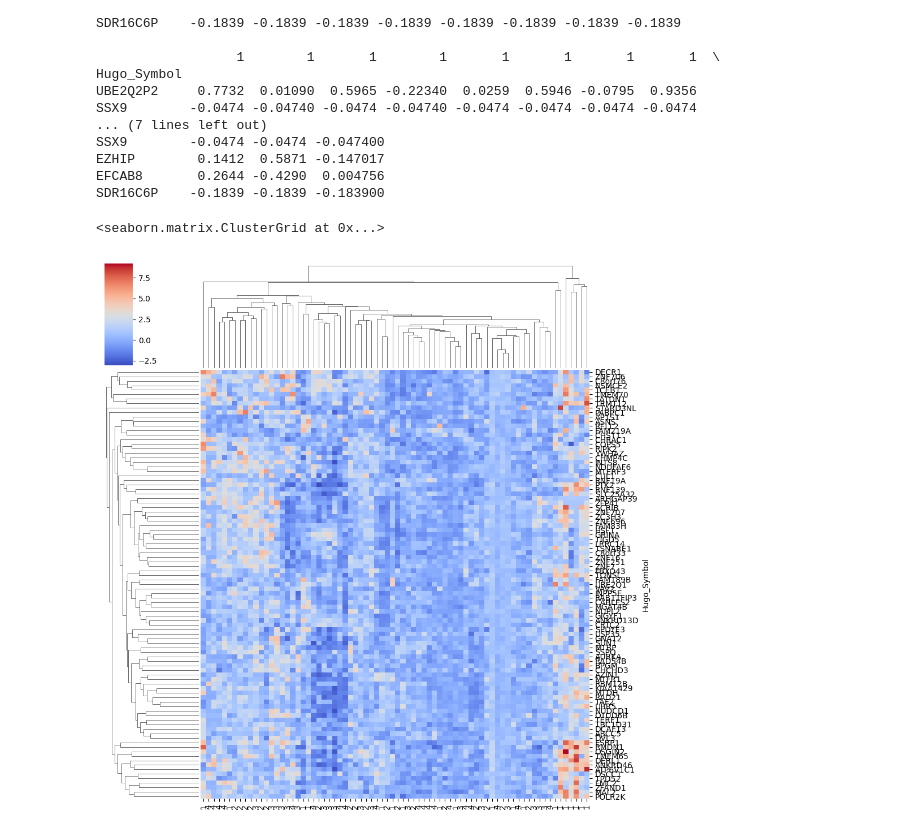
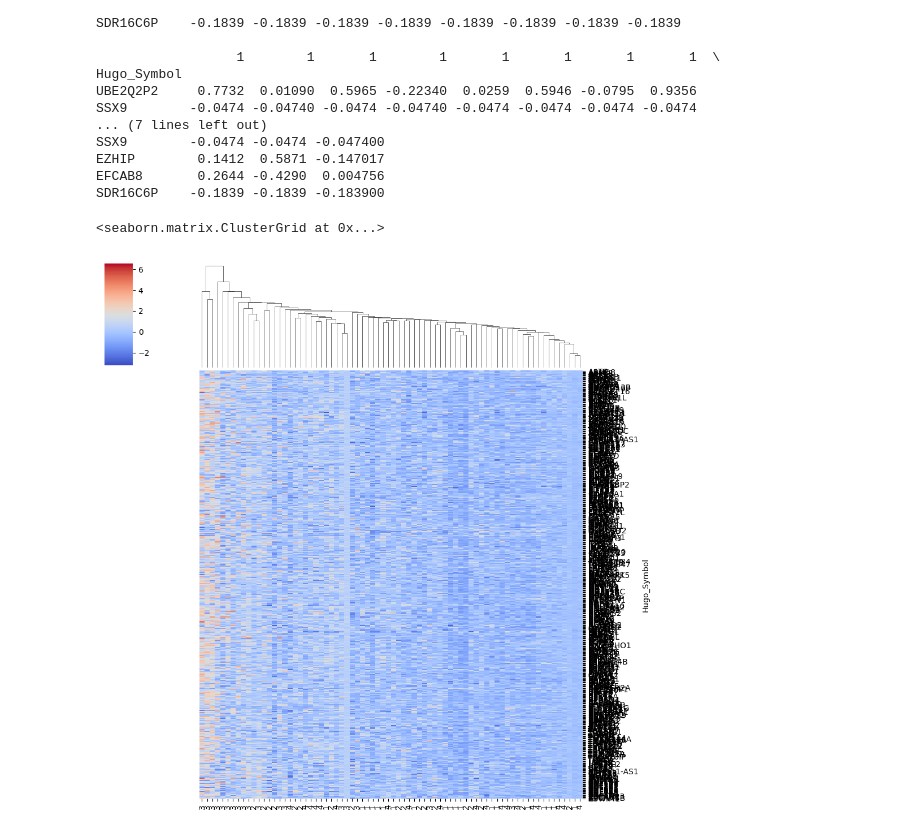
Before and after one commit to nocturnal-design/TCGA_Analysis, a Jupyter notebook: heatmap.ipynb, the cells around one changed output. Saved outputs shown, nothing was run; the diff lists cells and outputs as text; code cells hidden in the pictures.

```diff
--- a/heatmap.ipynb
+++ b/heatmap.ipynb
@@ -270,13 +270,13 @@ import gseapy as gp
 # %%
 from IPython.display import display, HTML
 
-cluster = list_of_clusters[1]
+cluster = list_of_clusters[19]
 print(f"Cluster size: {len(cluster)}")
 print()
 print(cluster)
 
 enr = gp.enrich(gene_list=cluster, # or gene_list=glist
-                 gene_sets=["data/bp_2024.gmt", "data/cc_2024.gmt", "data/mf_2024.gmt", "data/hallmark_2024.gmt"], # kegg is a dict object
+                 gene_sets=["data/bp_2024.gmt", "data/cc_2024.gmt", "data/mf_2024.gmt", "data/hallmark_2024.gmt", "data/onc_2024.gmt", "data/im_2024.gmt"], # kegg is a dict object
                  background=data.index.to_list(),
                  outdir=None,
                  verbose=False)
@@ -335,13 +335,13 @@ SDR16C6P    -0.1839 -0.1839 -0.183900
 # %%
 parent_bchem = pd.DataFrame()
 parent_bchem = pd.concat([adjusted_c1, adjusted_c2, adjusted_c3, adjusted_c4], axis = 1)
 drop_cols = [col for col in parent_bchem.columns if "Average" in col]
 parent_bchem = parent_bchem.drop(columns = drop_cols, axis=1)
 # print(parent_bchem.head())
-sns.clustermap(parent_bchem.loc[cluster], cmap="coolwarm", xticklabels=True, yticklabels=True, annot=False)
+sns.clustermap(parent_bchem.loc[cluster], cmap="coolwarm", xticklabels=True, yticklabels=True, annot=False, row_cluster=False)
 # %% [output]
 <seaborn.matrix.ClusterGrid at 0x...>
-[figure, old version]
+[figure, new version]
 # %%
 from gseapy import barplot, dotplot
 ax = dotplot(enr.results,
```
Also changed, not shown: parts of 12 cells of this notebook, 4 other files.
